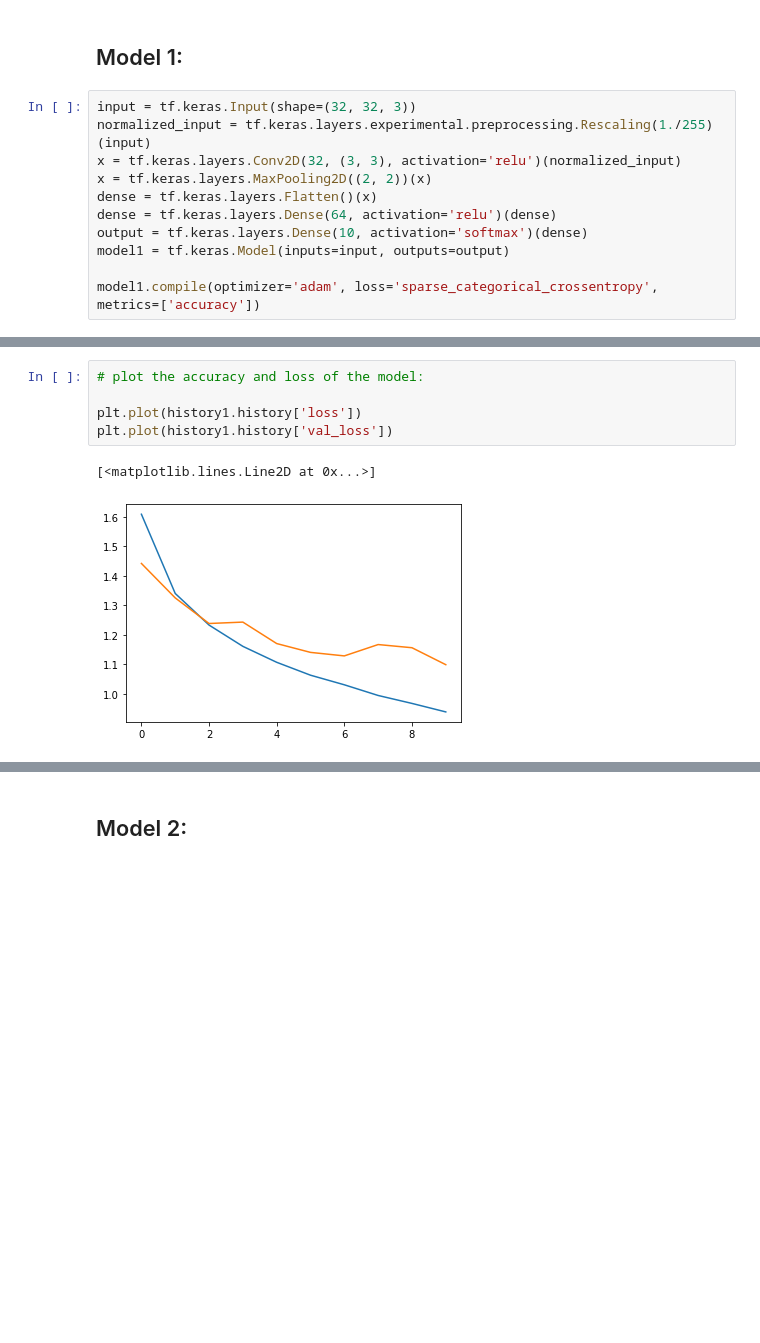
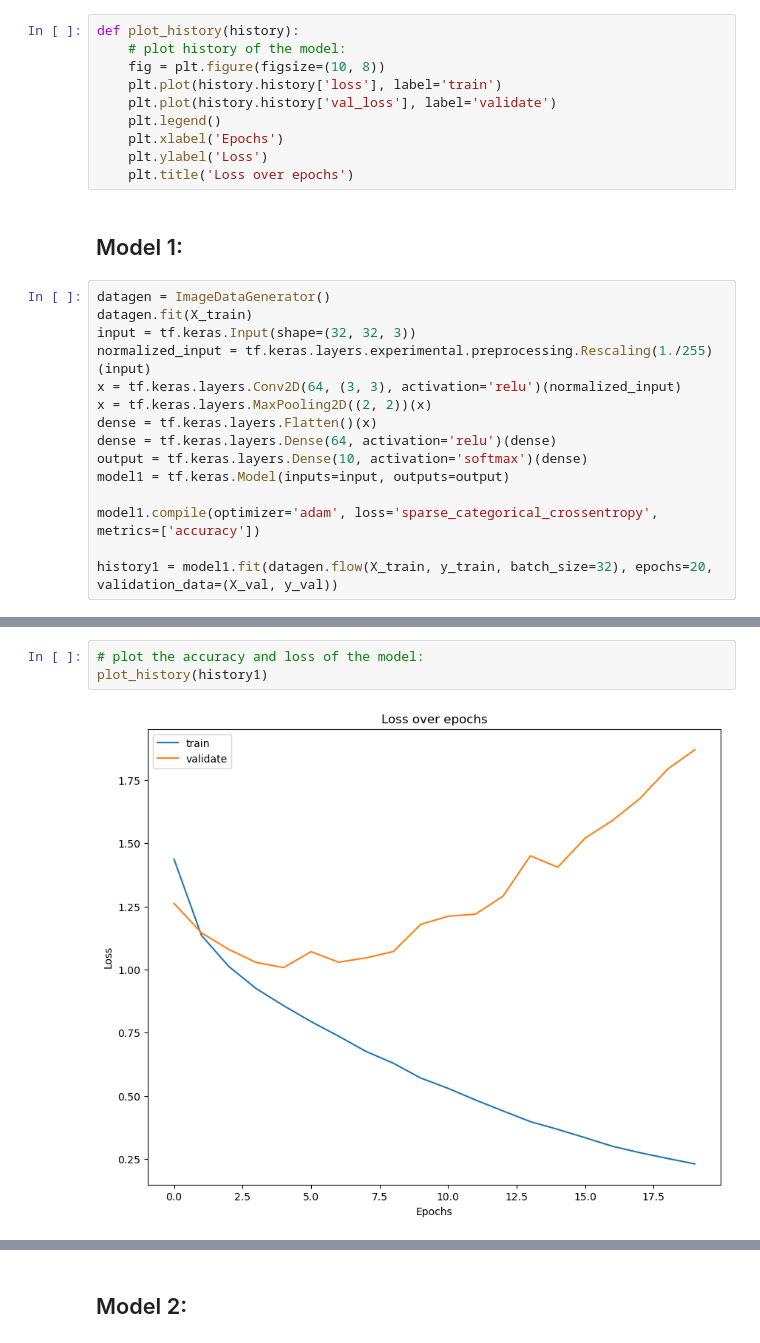
Before and after one commit to saakethkoka/ML-Lab6-CNN, a Jupyter notebook: main.ipynb, the cells around one changed output, grey strips where cells are left out. Drawn from its saved outputs; the diff is of its cells as text; blank space fills up the shorter version.

```diff
--- a/main.ipynb
+++ b/main.ipynb
@@ -56,9 +59,21 @@ datagen.fit(X_train)
+# %%
+def plot_history(history):
+    # plot history of the model:
+    fig = plt.figure(figsize=(10, 8))
+    plt.plot(history.history['loss'], label='train')
+    plt.plot(history.history['val_loss'], label='validate')
+    plt.legend()
+    plt.xlabel('Epochs')
+    plt.ylabel('Loss')
+    plt.title('Loss over epochs')
 # %% [markdown]
 ## Model 1:
 # %%
+datagen = ImageDataGenerator()
+datagen.fit(X_train)
 input = tf.keras.Input(shape=(32, 32, 3))
 normalized_input = tf.keras.layers.experimental.preprocessing.Rescaling(1./255)(input)
-x = tf.keras.layers.Conv2D(32, (3, 3), activation='relu')(normalized_input)
+x = tf.keras.layers.Conv2D(64, (3, 3), activation='relu')(normalized_input)
 x = tf.keras.layers.MaxPooling2D((2, 2))(x)
 dense = tf.keras.layers.Flatten()(x)
 dense = tf.keras.layers.Dense(64, activation='relu')(dense)
@@ -66,3 +81,5 @@ output = tf.keras.layers.Dense(10, activation='softmax')(dense)
 model1 = tf.keras.Model(inputs=input, outputs=output)
 
 model1.compile(optimizer='adam', loss='sparse_categorical_crossentropy', metrics=['accuracy'])
+
+history1 = model1.fit(datagen.flow(X_train, y_train, batch_size=32), epochs=20, validation_data=(X_val, y_val))
@@ -92,8 +95,5 @@ Epoch 10/10
 # %%
 # plot the accuracy and loss of the model:
-
-plt.plot(history1.history['loss'])
-plt.plot(history1.history['val_loss'])
+plot_history(history1)
 # %% [output]
-[<matplotlib.lines.Line2D at 0x...>]
-[figure, old version]
+[figure, new version]
```
Also changed, not shown: parts of 16 cells of this notebook, 1 other file.
